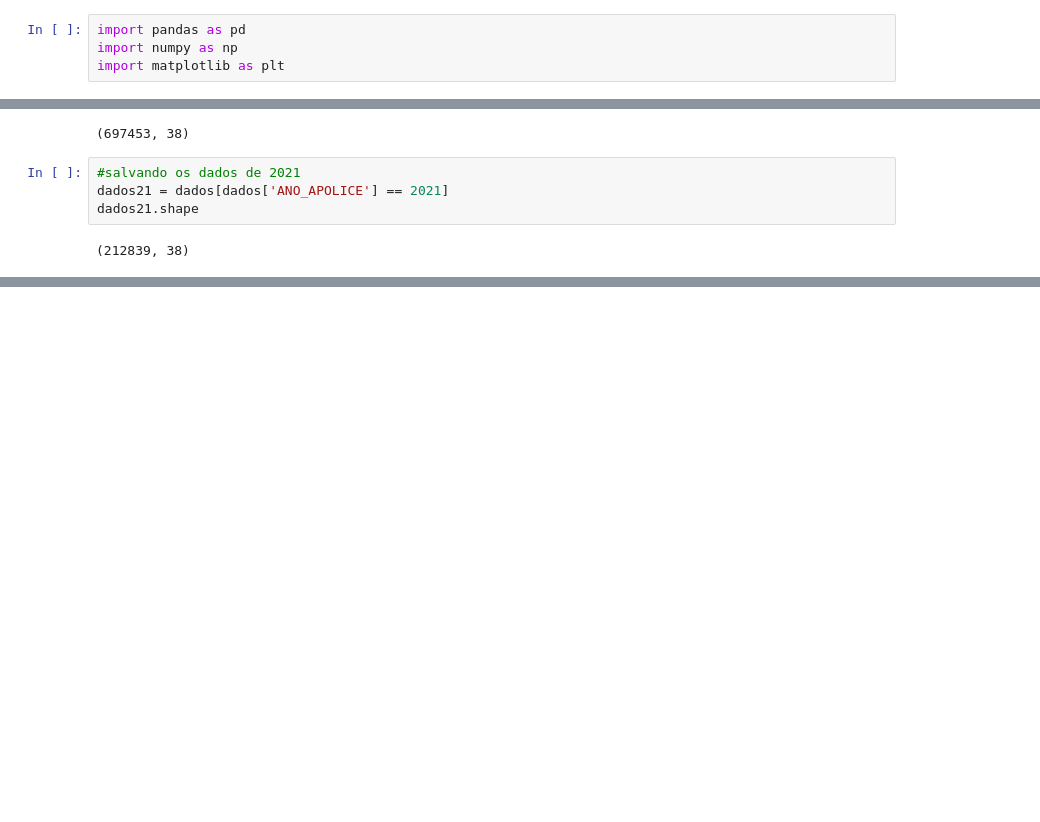
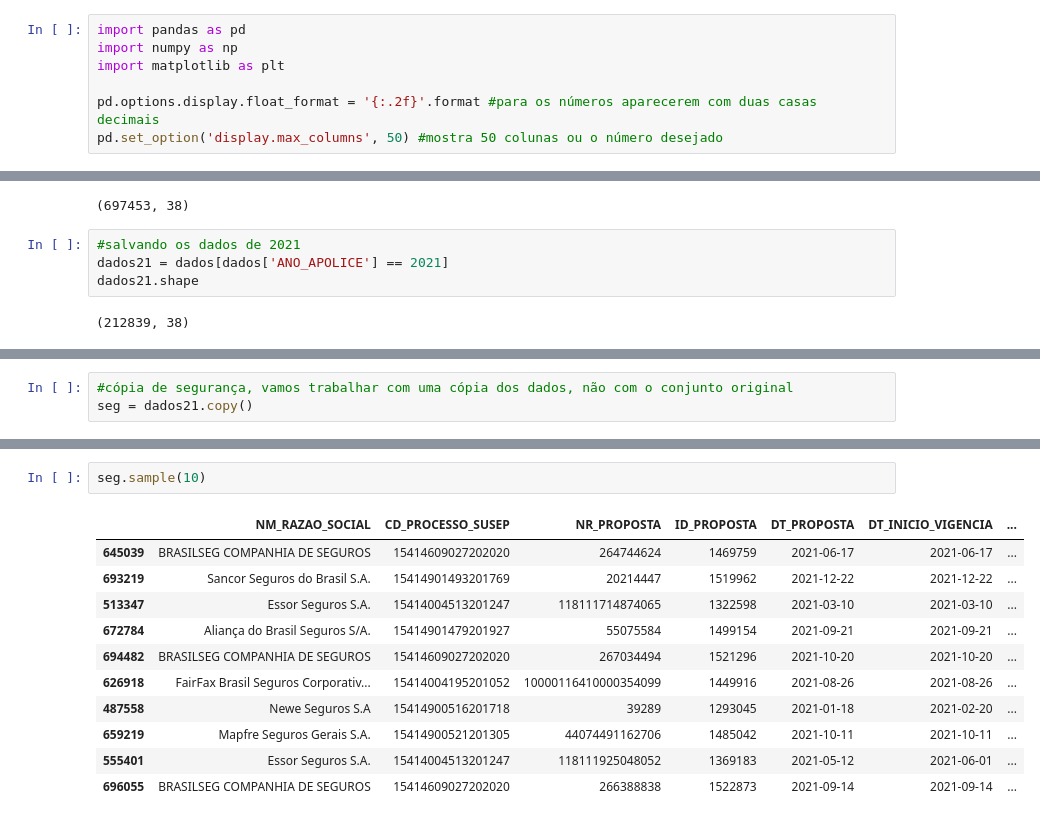
Before and after one commit to LucasPassoni/data-cleaning-eda, a Jupyter notebook: script.ipynb, the cells around one changed output, grey strips where cells are left out. Saved outputs shown, nothing was run; the diff lists cells and outputs as text; blank space fills up the shorter version.

```diff
--- a/script.ipynb
+++ b/script.ipynb
@@ -12,6 +12,9 @@ NameError: name 'README' is not defined
 import pandas as pd
 import numpy as np
 import matplotlib as plt
+
+pd.options.display.float_format = '{:.2f}'.format #para os números aparecerem com duas casas decimais
+pd.set_option('display.max_columns', 50) #mostra 50 colunas ou o número desejado
 # %%
 dados = pd.read_excel("dados-2016-2021.xlsx", decimal=',')
 dados.shape
@@ -27,0 +51,3 @@ Cada uma das 212839 linhas, é uma apólice contratada por um produtor.
+# %%
+#cópia de segurança, vamos trabalhar com uma cópia dos dados, não com o conjunto original
+seg = dados21.copy()
@@ -27,0 +72,14 @@ Cada uma das 212839 linhas, é uma apólice contratada por um produtor.
+# %%
+seg.sample(10)
+# %% [output]
+|  | NM_RAZAO_SOCIAL | CD_PROCESSO_SUSEP | NR_PROPOSTA | ID_PROPOSTA | DT_PROPOSTA | DT_INICIO_VIGENCIA | ... |
+| 645039 | BRASILSEG COMPANHIA DE SEGUROS | 15414609027202020 | 264744624 | 1469759 | 2021-06-17 | 2021-06-17 | ... |
+| 693219 | Sancor Seguros do Brasil S.A. | 15414901493201769 | 20214447 | 1519962 | 2021-12-22 | 2021-12-22 | ... |
+| 513347 | Essor Seguros S.A. | 15414004513201247 | 118111714874065 | 1322598 | 2021-03-10 | 2021-03-10 | ... |
+| 672784 | Aliança do Brasil Seguros S/A. | 15414901479201927 | 55075584 | 1499154 | 2021-09-21 | 2021-09-21 | ... |
+| 694482 | BRASILSEG COMPANHIA DE SEGUROS | 15414609027202020 | 267034494 | 1521296 | 2021-10-20 | 2021-10-20 | ... |
+| 626918 | FairFax Brasil Seguros Corporativ... | 15414004195201052 | 10000116410000354099 | 1449916 | 2021-08-26 | 2021-08-26 | ... |
+| 487558 | Newe Seguros S.A | 15414900516201718 | 39289 | 1293045 | 2021-01-18 | 2021-02-20 | ... |
+| 659219 | Mapfre Seguros Gerais S.A. | 15414900521201305 | 44074491162706 | 1485042 | 2021-10-11 | 2021-10-11 | ... |
+| 555401 | Essor Seguros S.A. | 15414004513201247 | 118111925048052 | 1369183 | 2021-05-12 | 2021-06-01 | ... |
+| 696055 | BRASILSEG COMPANHIA DE SEGUROS | 15414609027202020 | 266388838 | 1522873 | 2021-09-14 | 2021-09-14 | ... |
```
Also changed, not shown: parts of 7 cells of this notebook.
